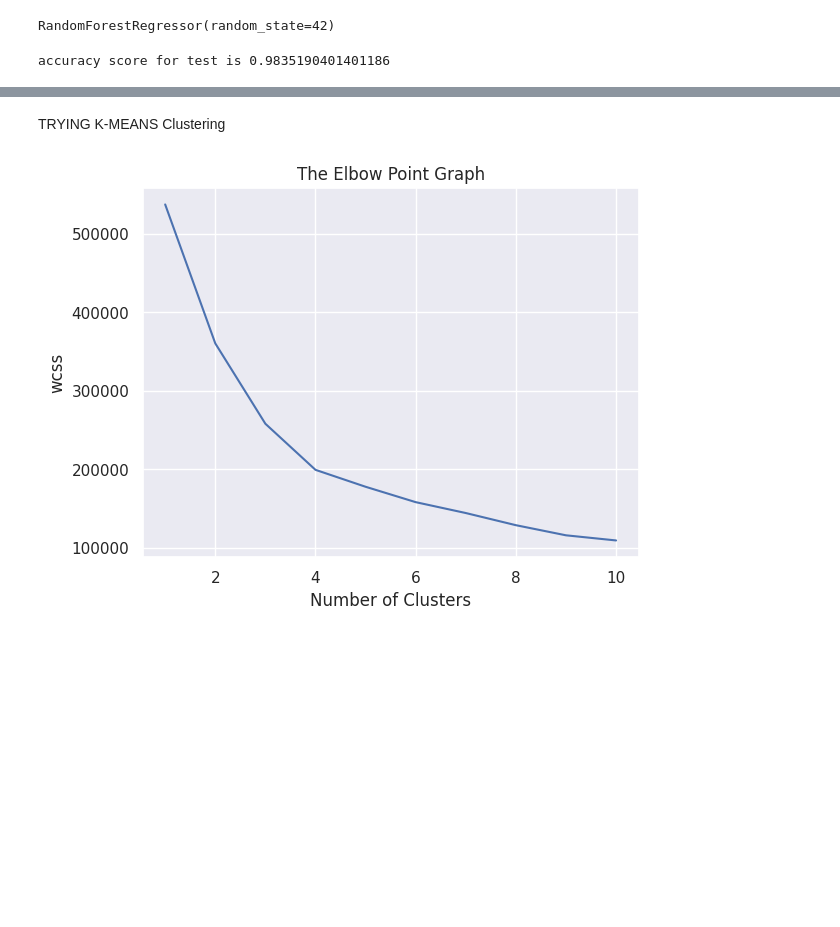
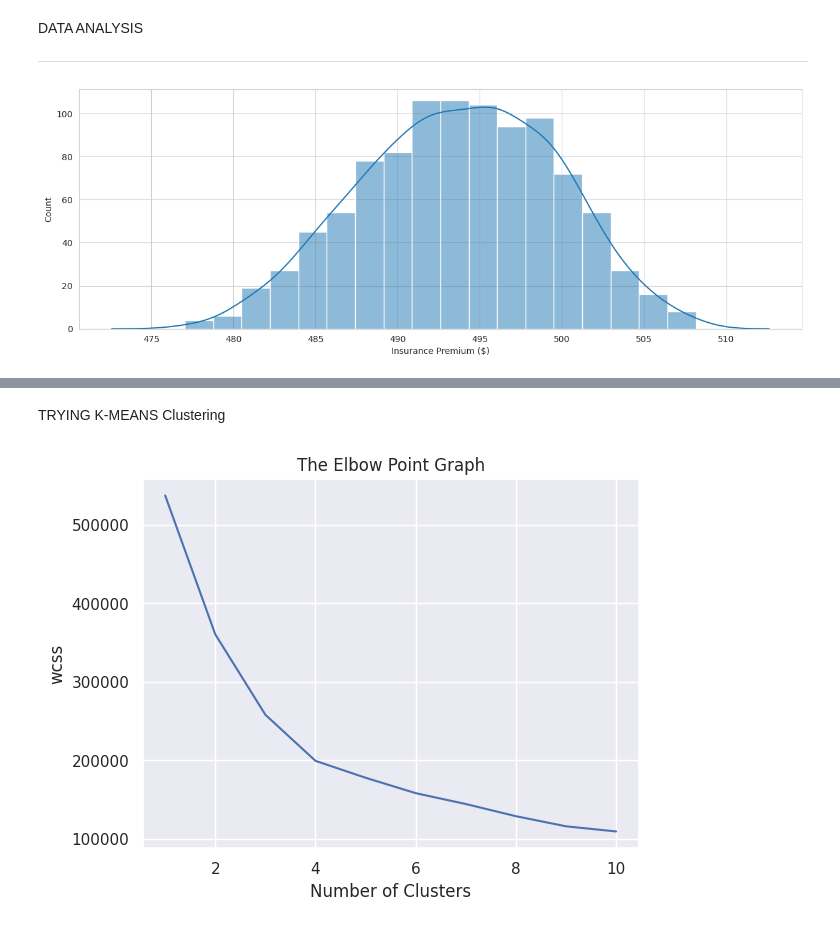
Before and after one commit to JCaesarLG/ML-Projects, a Jupyter notebook: Car_insurance_regression.ipynb, the cells around one changed output, grey strips where cells are left out. Drawn from its saved outputs; the diff is of its cells as text; code cells hidden in the pictures; blank space fills up the shorter version.

```diff
--- a/Car_insurance_regression.ipynb
+++ b/Car_insurance_regression.ipynb
@@ -11,4 +17,4 @@ from sklearn.cluster import KMeans
 # %%
-insurance = pd.read_csv("/content/drive/MyDrive/Raw_Data/car_insurance_premium_dataset.csv")
-insurance.shape
+insurance = pd.read_csv("/content/drive/MyDrive/Raw_Data/Regression/car_insurance_premium_dataset.csv")
+insurance.head(2), insurance.info()
 # %% [output]
@@ -42,12 +47,21 @@ y = insurance.iloc[:,-1].values
-# %%
-X_train, X_test, y_train, y_test = train_test_split(X, y, test_size=0.2, random_state=42)
-rg = RandomForestRegressor(n_estimators=100, random_state=42)
-rg.fit(X_train, y_train)
-# %% [output]
-RandomForestRegressor(random_state=42)
-# %%
-test_pred = rg.predict(X_test)
-acc_score = r2_score(y_test, test_pred)
-print(f"accuracy score for test is {acc_score}")
-# %% [output]
-accuracy score for test is 0.9835190401401186
+# %% [markdown]
+DATA ANALYSIS
+
+---
+# %%
+def plot_stype(data, column1, column2=None, plot_style='hist', style='whitegrid', **kwargs):
+  sns.set_style(style)
+  plt.figure(figsize=(15,5))
+  if plot_style =='hist':
+    sns.histplot(data=data, x=column1, kde=True, kde_kws=dict(cut=3), **kwargs)
+  elif plot_style == 'box':
+    sns.boxplot(data=data, x=column1, y=column2, **kwargs)
+  elif plot_style == 'scatter':
+    sns.scatterplot(data=data, x=column1, y=column2, **kwargs)
+  else:
+    raise ValueError(f"Unaccepted Plot Style {plot_style}")
+  plt.show()
+# %%
+plot_stype(insurance, column1='Insurance Premium ($)', plot_style='hist', style='whitegrid')
+# %% [output]
+[figure, added]
```
Also changed, not shown: parts of 11 cells of this notebook.
